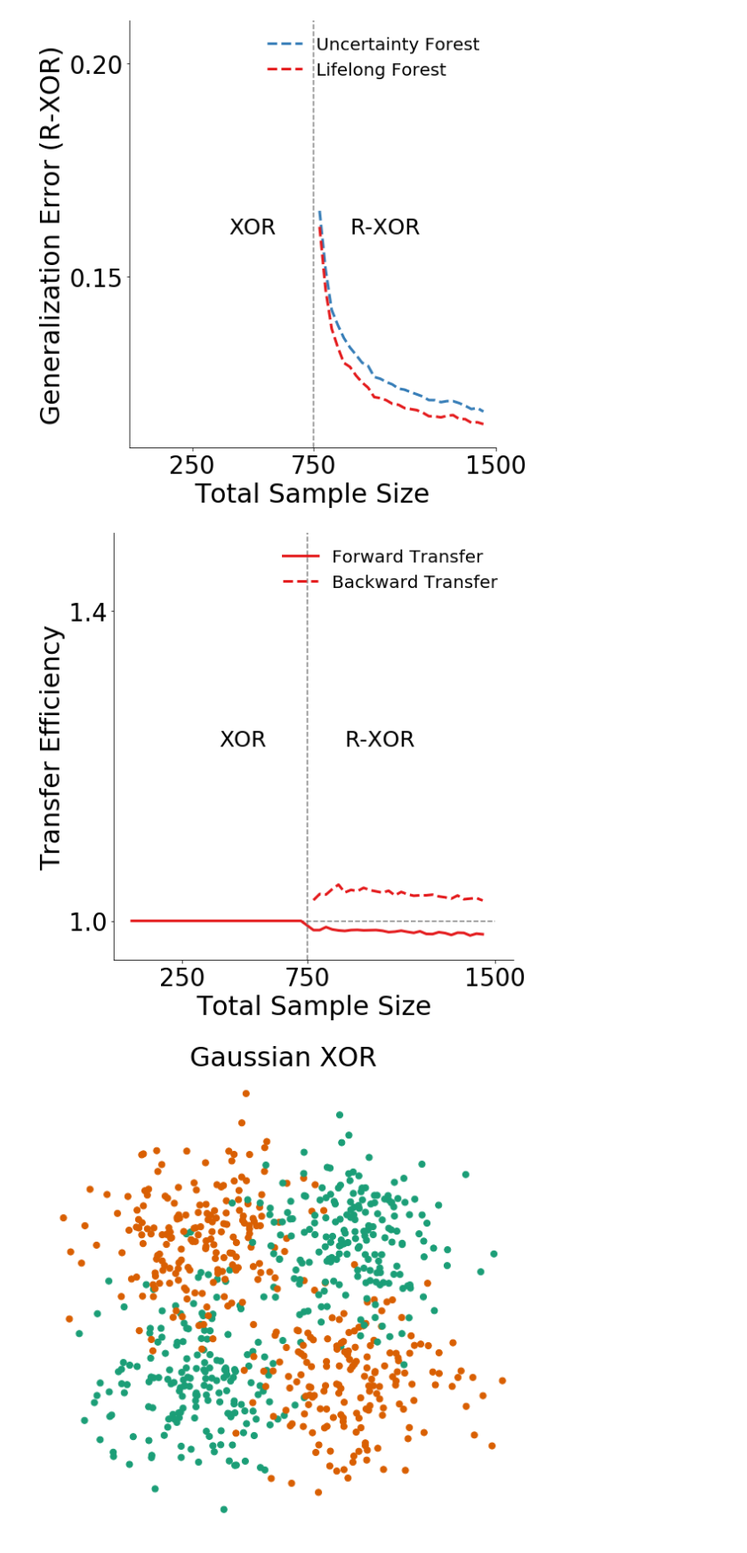
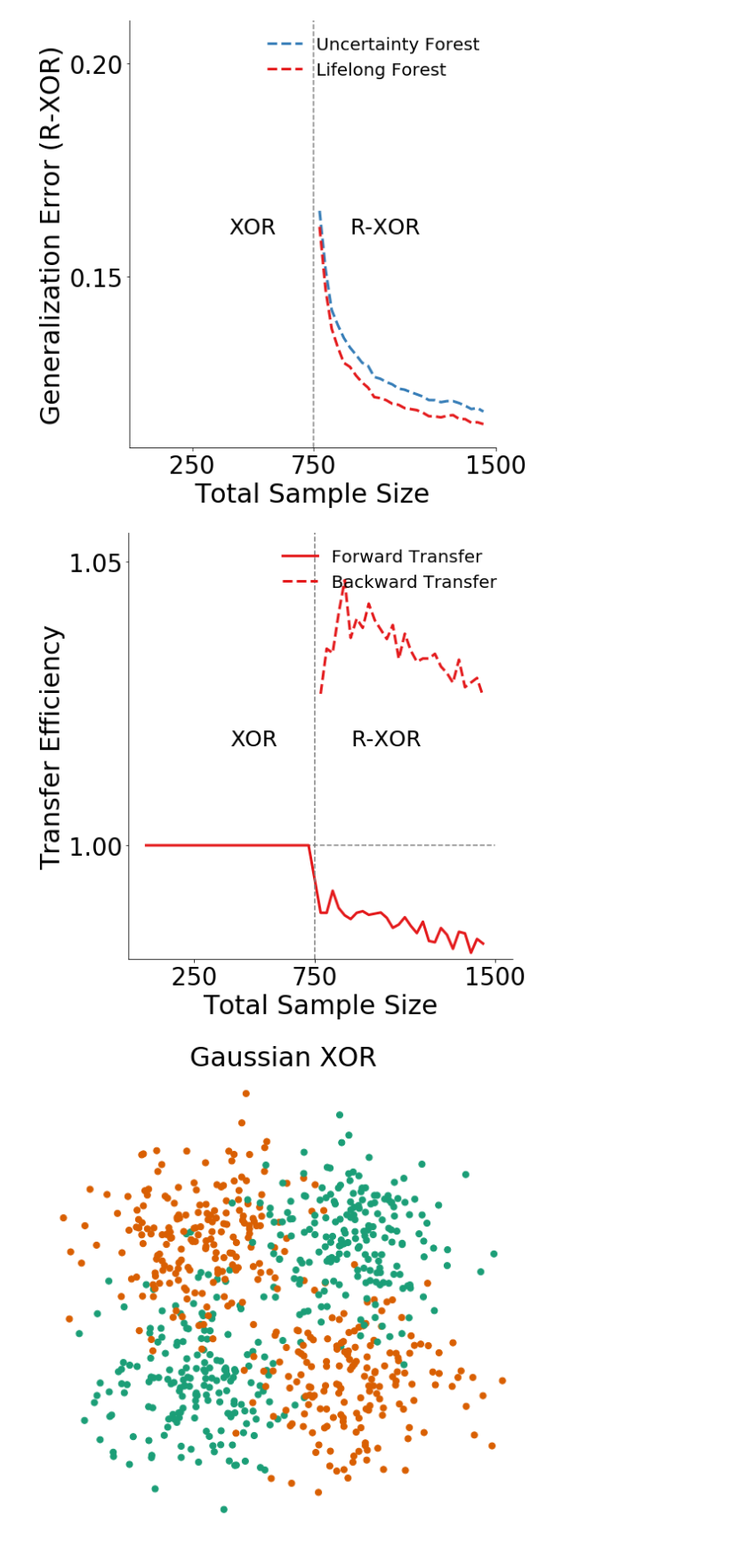
Before and after one commit to neurodata/lifelong_learner, a Jupyter notebook: lifelong_learner/notebooks/xor_rxor_exp.ipynb, the cells around one changed output. Shown: that part at 89% size. Cells and saved outputs as stored; diff of their text form; code cells hidden in the pictures.

```diff
--- a/lifelong_learner/notebooks/xor_rxor_exp.ipynb
+++ b/lifelong_learner/notebooks/xor_rxor_exp.ipynb
@@ -702,36 +702,36 @@ ax1.plot(ns, mean_error[0], label=algorithms[0], c=colors[0], ls=ls[0], lw=3)
 #        interpolate=True)
 
 ax1.plot(ns[len(n1s):], mean_error[1, len(n1s):], label=algorithms[1], c=colors[0], ls=ls[1], lw=3)
 #ax1.fill_between(ns[len(n1s):],
 #        mean_error[1, len(n1s):] + 1.96*std_error[1, len(n1s):],
 #        mean_error[1, len(n1s):] - 1.96*std_error[1, len(n1s):],
 #        where=mean_error[1, len(n1s):] + 1.96*std_error[1, len(n1s):] >= mean_error[1, len(n1s):] - 1.96*std_error[1, len(n1s):],
 #        facecolor=colors[0],
 #        alpha=0.15,
 #        interpolate=True)
 
 ax1.set_ylabel('Transfer Efficiency', fontsize=fontsize)
 ax1.legend(loc='upper right', fontsize=20, frameon=False)
-ax1.set_ylim(0.95, 1.5)
+ax1.set_ylim(0.98, 1.055)
 ax1.set_xlabel('Total Sample Size', fontsize=fontsize)
 ax1.tick_params(labelsize=labelsize)
-ax1.set_yticks([1, 1.4])
+ax1.set_yticks([1, 1.05])
 ax1.set_xticks([250,750,1500])
 ax1.axvline(x=750, c='gray', linewidth=1.5, linestyle="dashed")
 right_side = ax1.spines["right"]
 right_side.set_visible(False)
 top_side = ax1.spines["top"]
 top_side.set_visible(False)
 ax1.hlines(1, 50,1500, colors='gray', linestyles='dashed',linewidth=1.5)
 
 ax1.text(400, np.mean(ax1.get_ylim()), "%s"%(TASK1), fontsize=25)
 ax1.text(900, np.mean(ax1.get_ylim()), "%s"%(TASK2), fontsize=25)
 
 plt.tight_layout()
 
 plt.savefig('../result/fig3_3.png',dpi=500)
 # %% [output]
-[figure, old version]
+[figure, new version]
 # %%
 colors = sns.color_palette('Dark2', n_colors=2)
 
```
Also changed, not shown: 2 other files.
